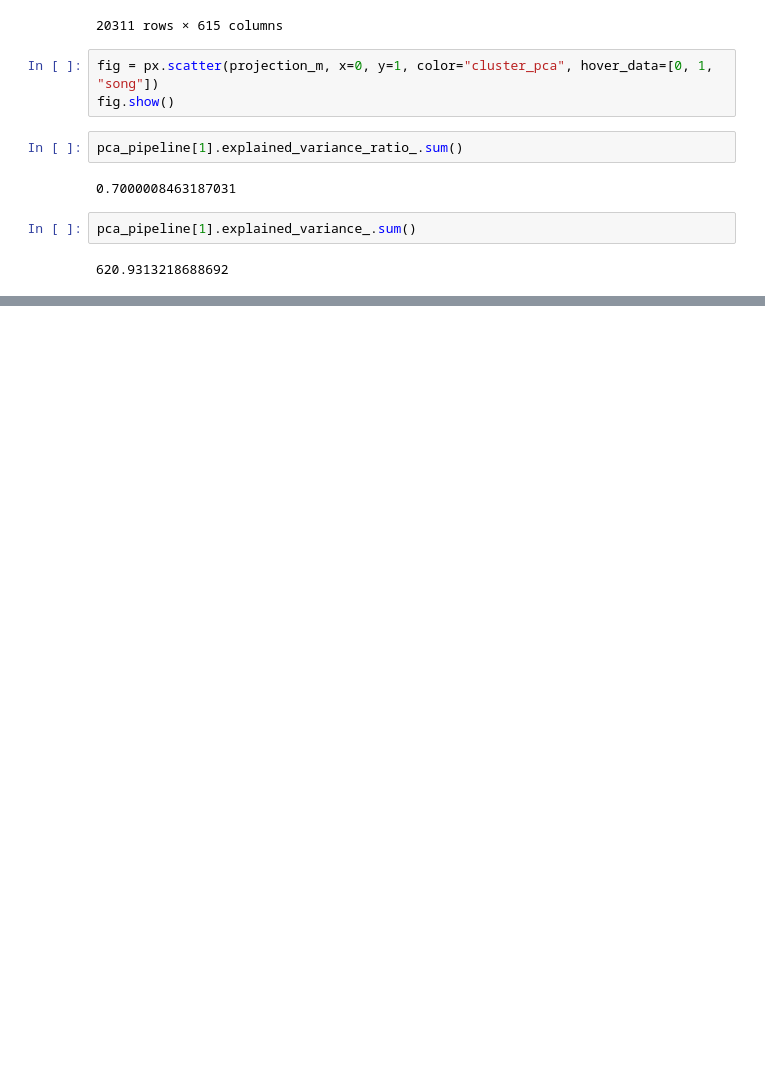
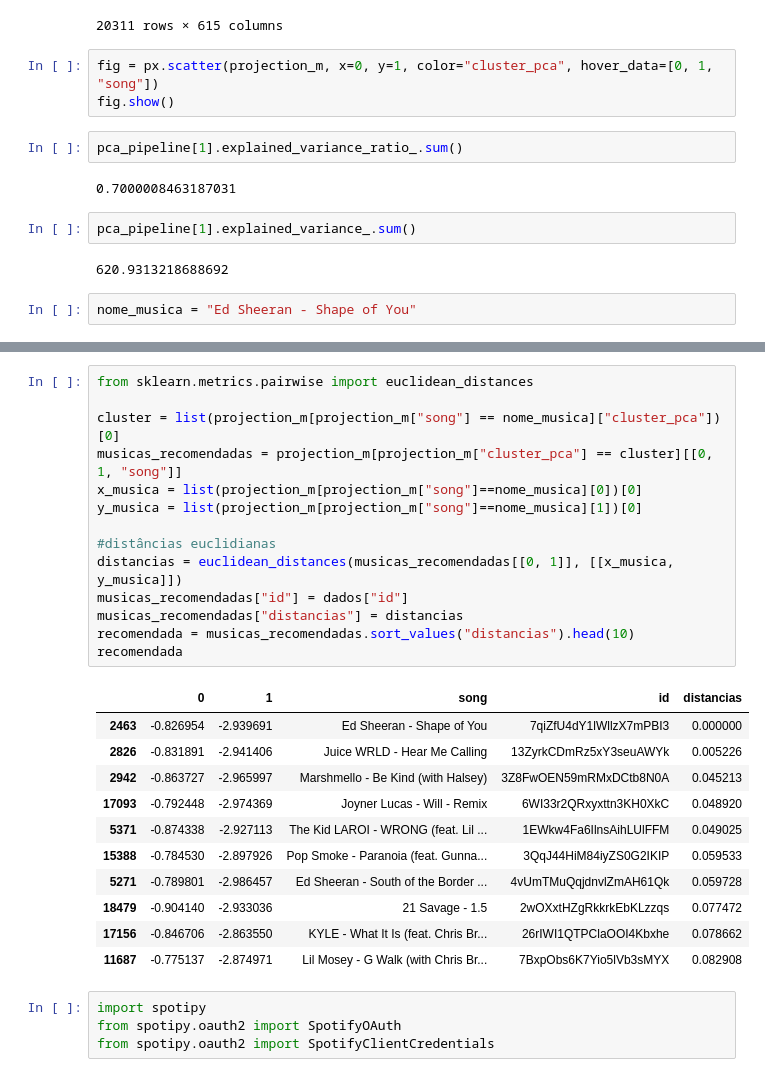
Before and after one commit to leotanaka4/musica-clustering, a Jupyter notebook: recomendador.ipynb, the cells around one changed output, grey strips where cells are left out. Saved outputs shown, nothing was run; the diff lists cells and outputs as text; blank space fills up the shorter version.

```diff
--- a/recomendador.ipynb
+++ b/recomendador.ipynb
@@ -490,3 +490,5 @@ pca_pipeline[1].explained_variance_ratio_.sum()
 pca_pipeline[1].explained_variance_.sum()
 # %% [output]
 620.9313218688692
+# %%
+nome_musica = "Ed Sheeran - Shape of You"
@@ -492,0 +505,30 @@ pca_pipeline[1].explained_variance_.sum()
+# %%
+from sklearn.metrics.pairwise import euclidean_distances
+
+cluster = list(projection_m[projection_m["song"] == nome_musica]["cluster_pca"])[0]
+musicas_recomendadas = projection_m[projection_m["cluster_pca"] == cluster][[0, 1, "song"]]
+x_musica = list(projection_m[projection_m["song"]==nome_musica][0])[0]
+y_musica = list(projection_m[projection_m["song"]==nome_musica][1])[0]
+
+#distâncias euclidianas
+distancias = euclidean_distances(musicas_recomendadas[[0, 1]], [[x_musica, y_musica]])
+musicas_recomendadas["id"] = dados["id"]
+musicas_recomendadas["distancias"] = distancias
+recomendada = musicas_recomendadas.sort_values("distancias").head(10)
+recomendada
+# %% [output]
+|  | 0 | 1 | song | id | distancias |
+| 2463 | -0.826954 | -2.939691 | Ed Sheeran - Shape of You | 7qiZfU4dY1lWllzX7mPBI3 | 0.000000 |
+| 2826 | -0.831891 | -2.941406 | Juice WRLD - Hear Me Calling | 13ZyrkCDmRz5xY3seuAWYk | 0.005226 |
+| 2942 | -0.863727 | -2.965997 | Marshmello - Be Kind (with Halsey) | 3Z8FwOEN59mRMxDCtb8N0A | 0.045213 |
+| 17093 | -0.792448 | -2.974369 | Joyner Lucas - Will - Remix | 6WI33r2QRxyxttn3KH0XkC | 0.048920 |
+| 5371 | -0.874338 | -2.927113 | The Kid LAROI - WRONG (feat. Lil ... | 1EWkw4Fa6IlnsAihLUlFFM | 0.049025 |
+| 15388 | -0.784530 | -2.897926 | Pop Smoke - Paranoia (feat. Gunna... | 3QqJ44HiM84iyZS0G2IKIP | 0.059533 |
+| 5271 | -0.789801 | -2.986457 | Ed Sheeran - South of the Border ... | 4vUmTMuQqjdnvlZmAH61Qk | 0.059728 |
+| 18479 | -0.904140 | -2.933036 | 21 Savage - 1.5 | 2wOXxtHZgRkkrkEbKLzzqs | 0.077472 |
+| 17156 | -0.846706 | -2.863550 | KYLE - What It Is (feat. Chris Br... | 26rIWI1QTPClaOOI4Kbxhe | 0.078662 |
+| 11687 | -0.775137 | -2.874971 | Lil Mosey - G Walk (with Chris Br... | 7BxpObs6K7Yio5lVb3sMYX | 0.082908 |
+# %%
+import spotipy
+from spotipy.oauth2 import SpotifyOAuth
+from spotipy.oauth2 import SpotifyClientCredentials
```
Also changed, not shown: parts of 5 cells of this notebook, 1 other file.
